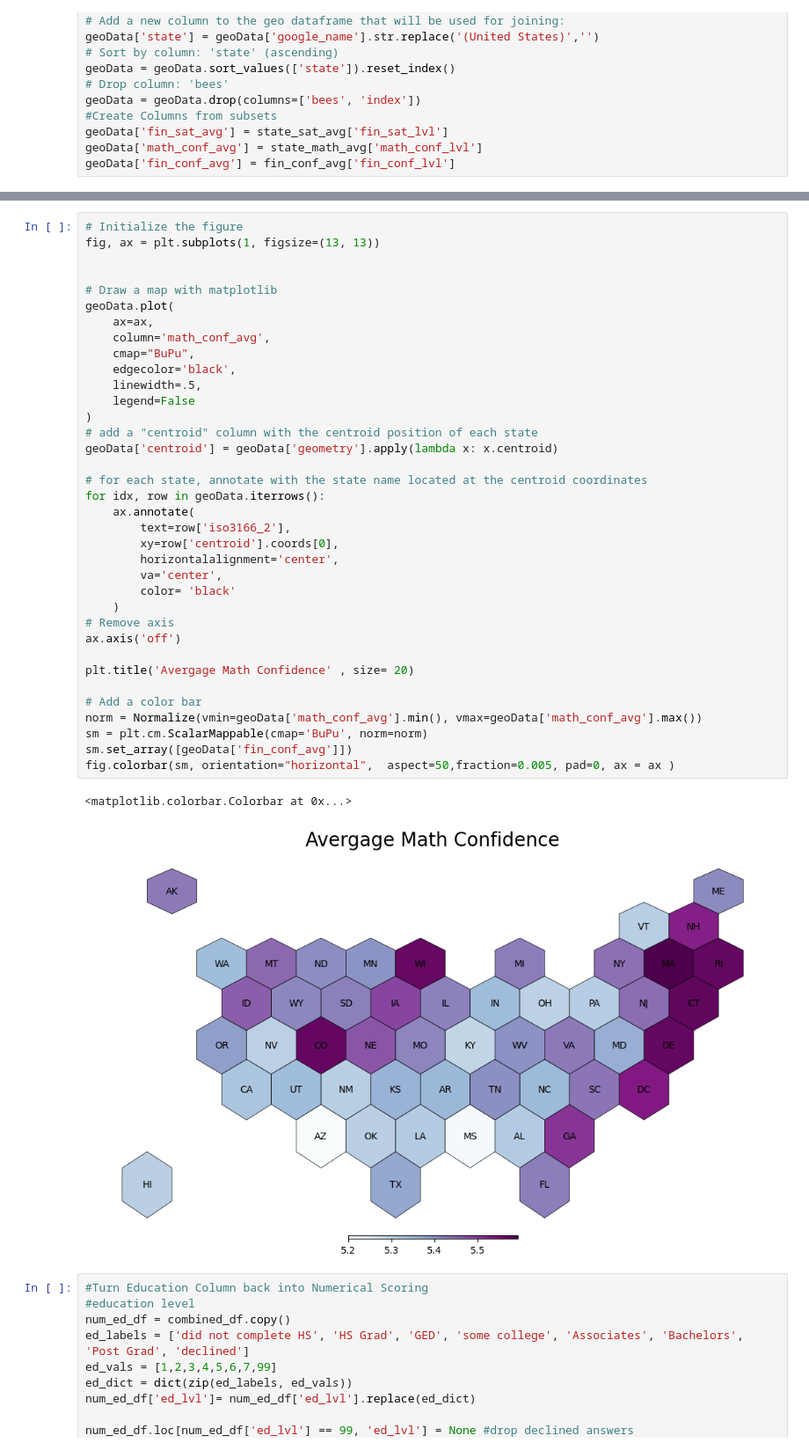
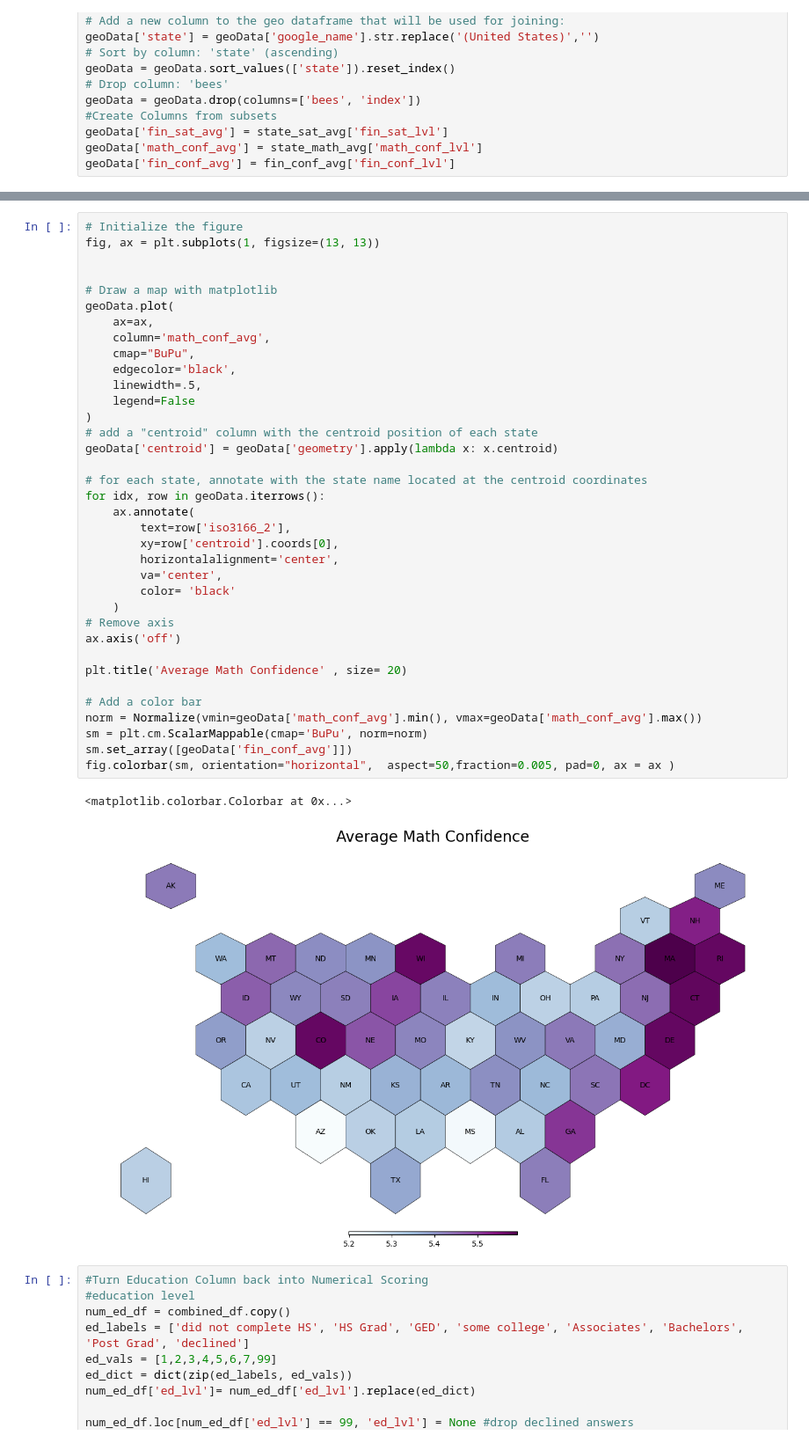
Before and after one commit to jhardin7612/financial_capability_study, a Jupyter notebook: notebooks/EDA.ipynb, the cells around one changed output, grey strips where cells are left out. Shown at 88% size. Cells and saved outputs as stored; diff of their text form.

```diff
--- a/notebooks/EDA.ipynb
+++ b/notebooks/EDA.ipynb
@@ -225,35 +225,35 @@ geoData.plot(
     ax=ax,
     column='math_conf_avg',
     cmap="BuPu",
     edgecolor='black',
     linewidth=.5,
     legend=False
 )
 # add a "centroid" column with the centroid position of each state
 geoData['centroid'] = geoData['geometry'].apply(lambda x: x.centroid)
 
 # for each state, annotate with the state name located at the centroid coordinates
 for idx, row in geoData.iterrows():
     ax.annotate(
         text=row['iso3166_2'],
         xy=row['centroid'].coords[0],
         horizontalalignment='center',
         va='center',
         color= 'black'
     )
 # Remove axis
 ax.axis('off')
 
-plt.title('Avergage Math Confidence' , size= 20)
+plt.title('Average Math Confidence' , size= 20)
 
 # Add a color bar
 norm = Normalize(vmin=geoData['math_conf_avg'].min(), vmax=geoData['math_conf_avg'].max())
 sm = plt.cm.ScalarMappable(cmap='BuPu', norm=norm)
 sm.set_array([geoData['fin_conf_avg']])
 fig.colorbar(sm, orientation="horizontal",  aspect=50,fraction=0.005, pad=0, ax = ax )
 # %% [output]
 <matplotlib.colorbar.Colorbar at 0x...>
-[figure, old version]
+[figure, new version]
 # %%
 #Turn Education Column back into Numerical Scoring
 #education level
```
Also changed, not shown: parts of 9 cells of this notebook, 12 other files.
